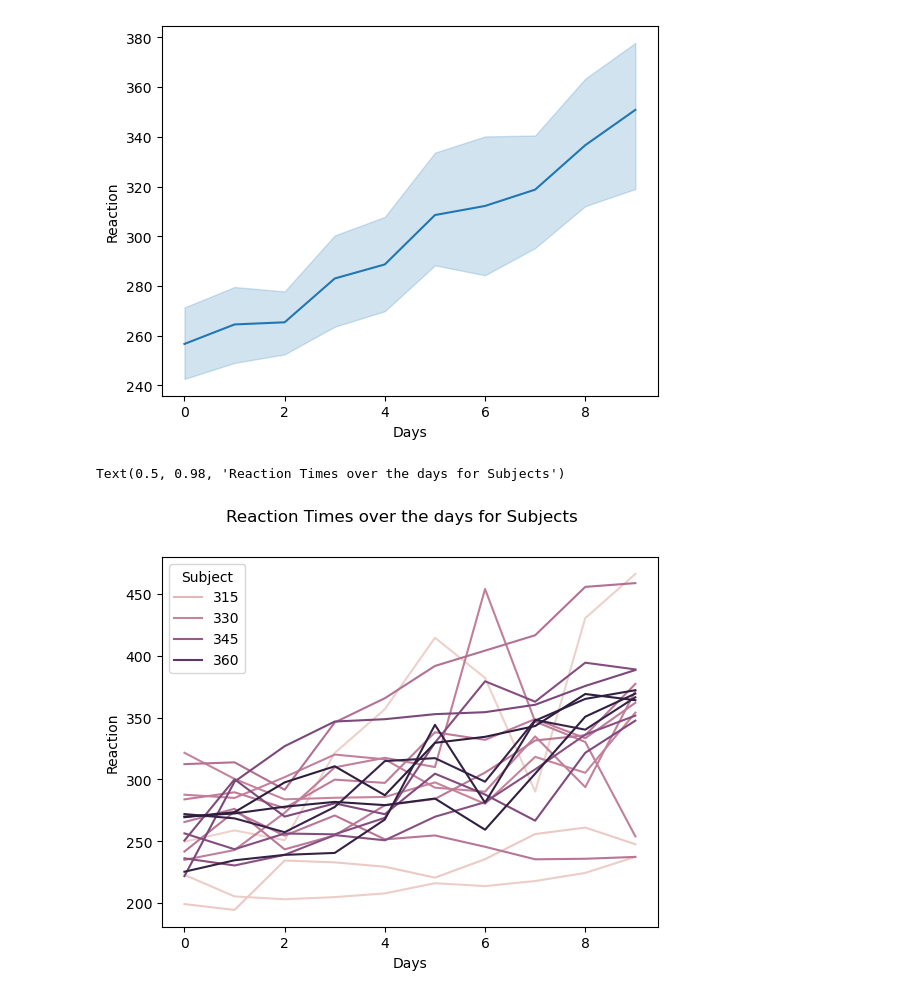
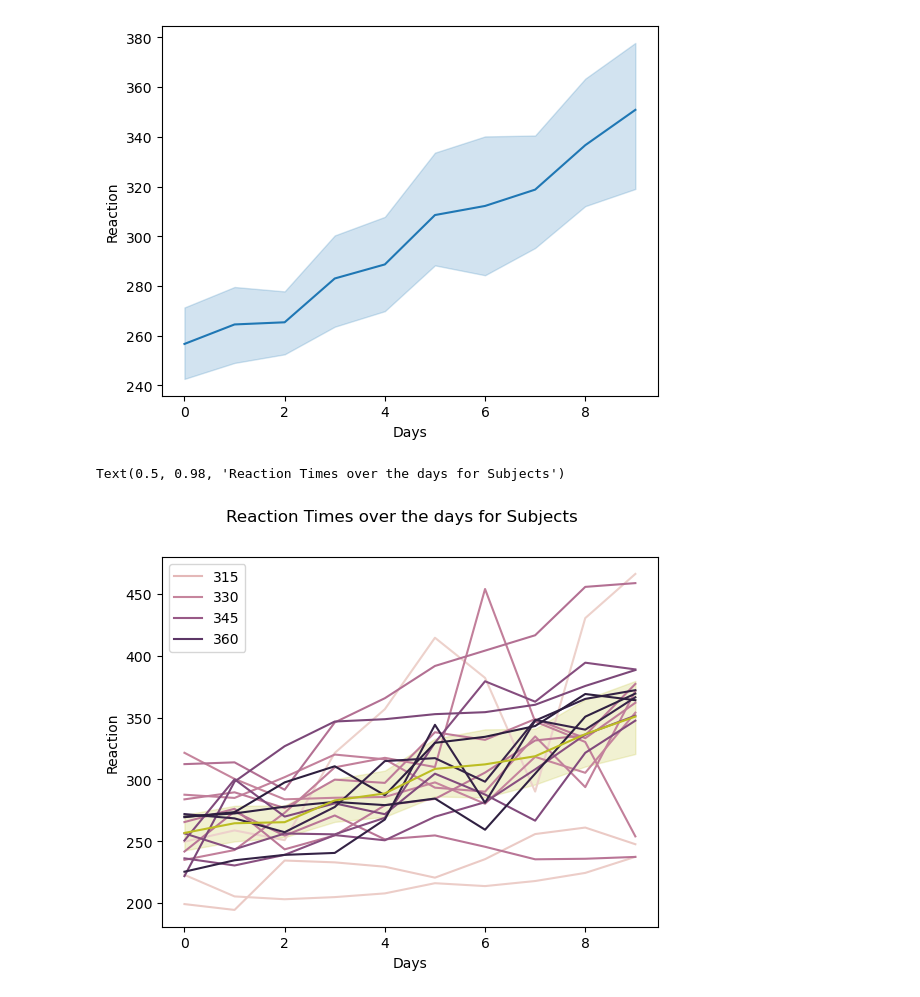
Before and after one commit to Joshua-Click/dumpy-pandas-visualization-exercises, a Jupyter notebook: seaborn_exercises.ipynb, the cells around one changed output. Cells and saved outputs as stored; diff of their text form; code cells hidden in the pictures.

```diff
--- a/seaborn_exercises.ipynb
+++ b/seaborn_exercises.ipynb
@@ -390,8 +396,8 @@ sns.lineplot(data=sleepy, x ='Days', y ='Reaction')
 [figure]
 # %%
 sns.lineplot(data=sleepy, x = 'Days', y = 'Reaction', hue='Subject')
-
+sns.lineplot(data = sleepy, x ='Days', y = 'Reaction', estimator='mean')
 plt.suptitle('Reaction Times over the days for Subjects')
 # %% [output]
 Text(0.5, 0.98, 'Reaction Times over the days for Subjects')
-[figure, old version]
+[figure, new version]
```
Also changed, not shown: parts of 1 cell of this notebook.
